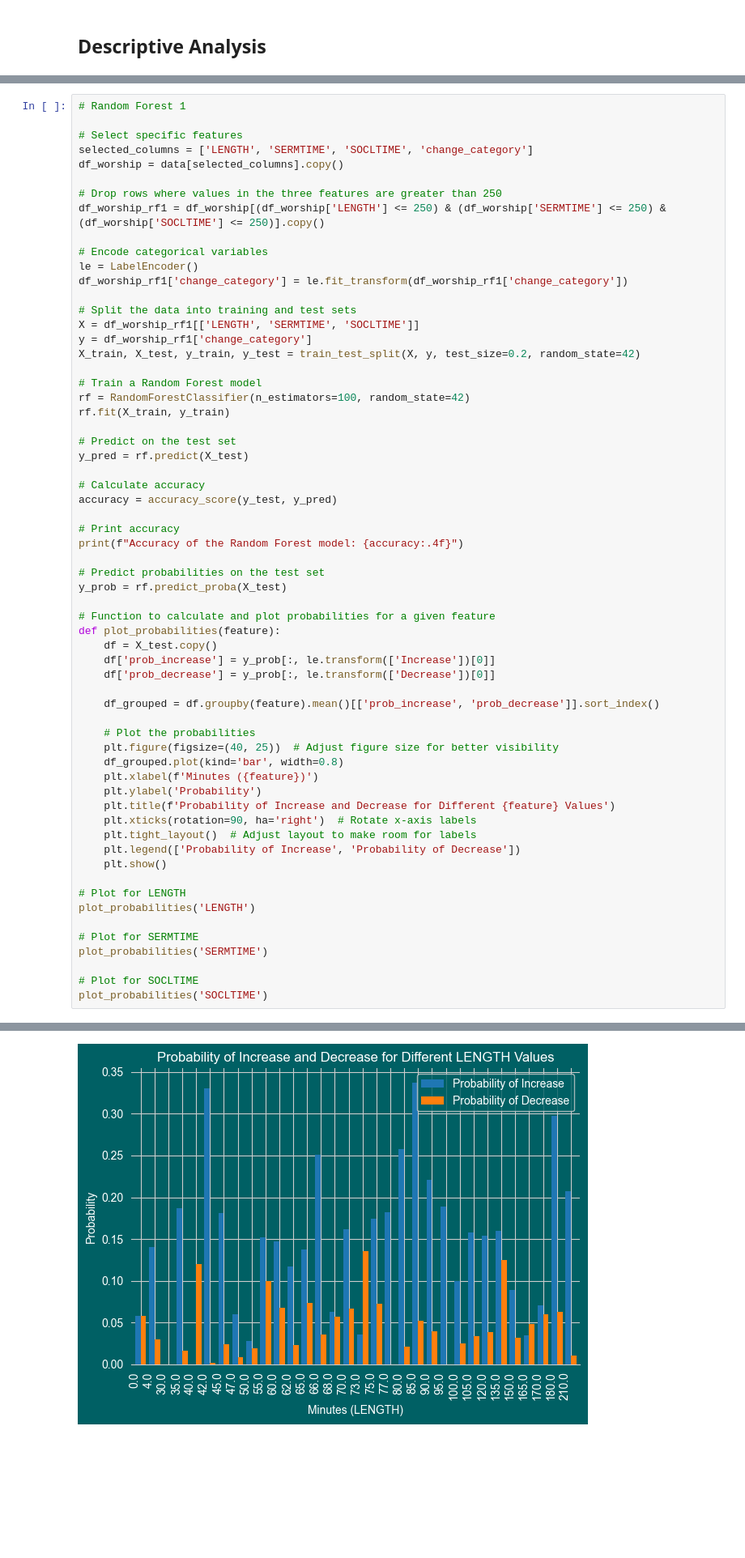
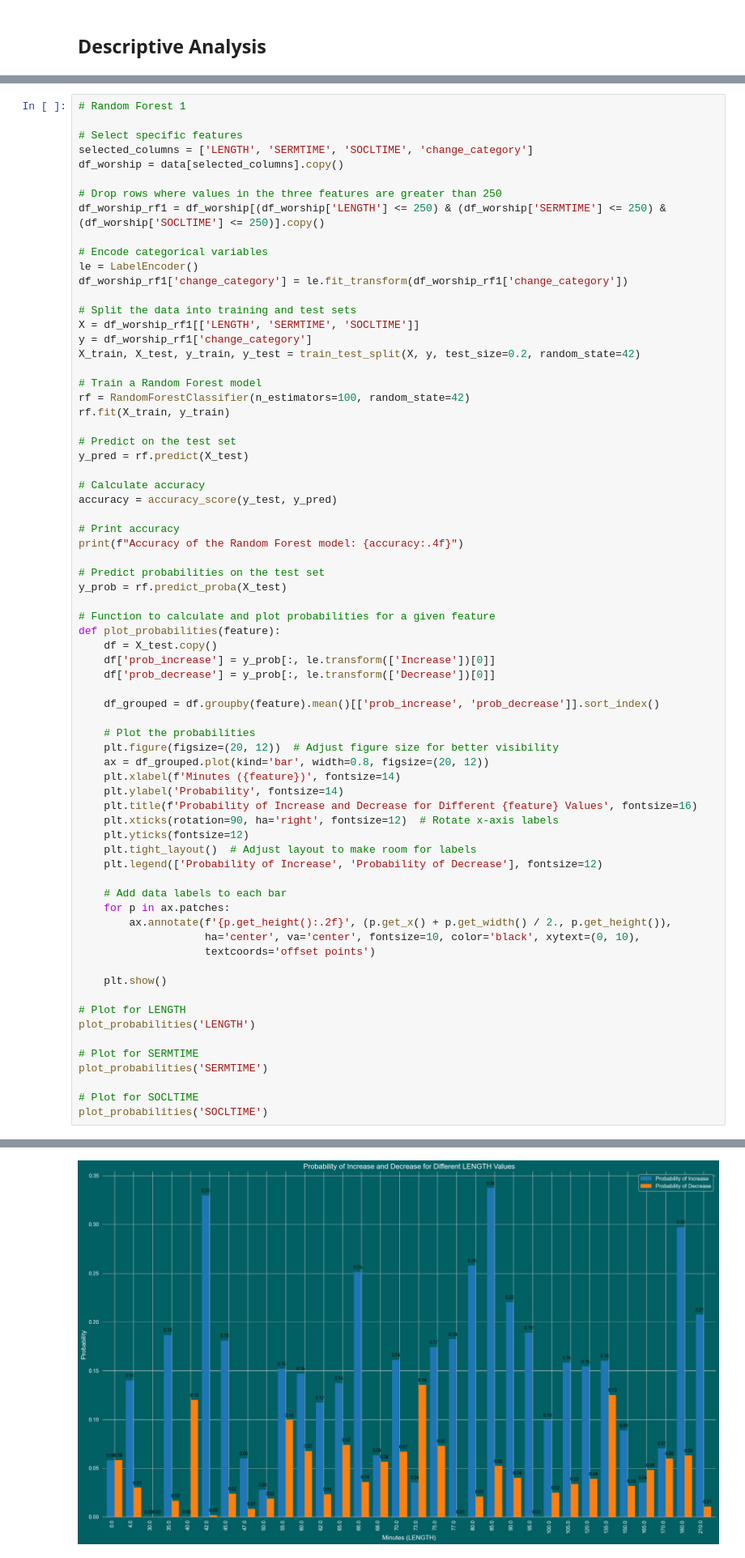
Before and after one commit to NRSchaaf/unlocking-church-growth, a Jupyter notebook: notebook/worship_analysis.ipynb, the cells around one changed output, grey strips where cells are left out. Shown at 81% size. Drawn from its saved outputs; the diff is of its cells as text; blank space fills up the shorter version.

Commit message:
add bar chart data labels and enhance analysis

```diff
--- a/notebook/worship_analysis.ipynb
+++ b/notebook/worship_analysis.ipynb
@@ -393,14 +424,22 @@ def plot_probabilities(feature):
     df_grouped = df.groupby(feature).mean()[['prob_increase', 'prob_decrease']].sort_index()
 
     # Plot the probabilities
-    plt.figure(figsize=(40, 25))  # Adjust figure size for better visibility
-    df_grouped.plot(kind='bar', width=0.8)
-    plt.xlabel(f'Minutes ({feature})')
-    plt.ylabel('Probability')
-    plt.title(f'Probability of Increase and Decrease for Different {feature} Values')
-    plt.xticks(rotation=90, ha='right')  # Rotate x-axis labels
+    plt.figure(figsize=(20, 12))  # Adjust figure size for better visibility
+    ax = df_grouped.plot(kind='bar', width=0.8, figsize=(20, 12))
+    plt.xlabel(f'Minutes ({feature})', fontsize=14)
+    plt.ylabel('Probability', fontsize=14)
+    plt.title(f'Probability of Increase and Decrease for Different {feature} Values', fontsize=16)
+    plt.xticks(rotation=90, ha='right', fontsize=12)  # Rotate x-axis labels
+    plt.yticks(fontsize=12)
     plt.tight_layout()  # Adjust layout to make room for labels
-    plt.legend(['Probability of Increase', 'Probability of Decrease'])
+    plt.legend(['Probability of Increase', 'Probability of Decrease'], fontsize=12)
+
+    # Add data labels to each bar
+    for p in ax.patches:
+        ax.annotate(f'{p.get_height():.2f}', (p.get_x() + p.get_width() / 2., p.get_height()),
+                    ha='center', va='center', fontsize=10, color='black', xytext=(0, 10),
+                    textcoords='offset points')
+
     plt.show()
 
 # Plot for LENGTH
@@ -417 +456 @@ Accuracy of the Random Forest model: 0.7021
-[figure, old version]
+[figure, new version]
```
Also changed, not shown: parts of 9 cells of this notebook, 3 other files.
